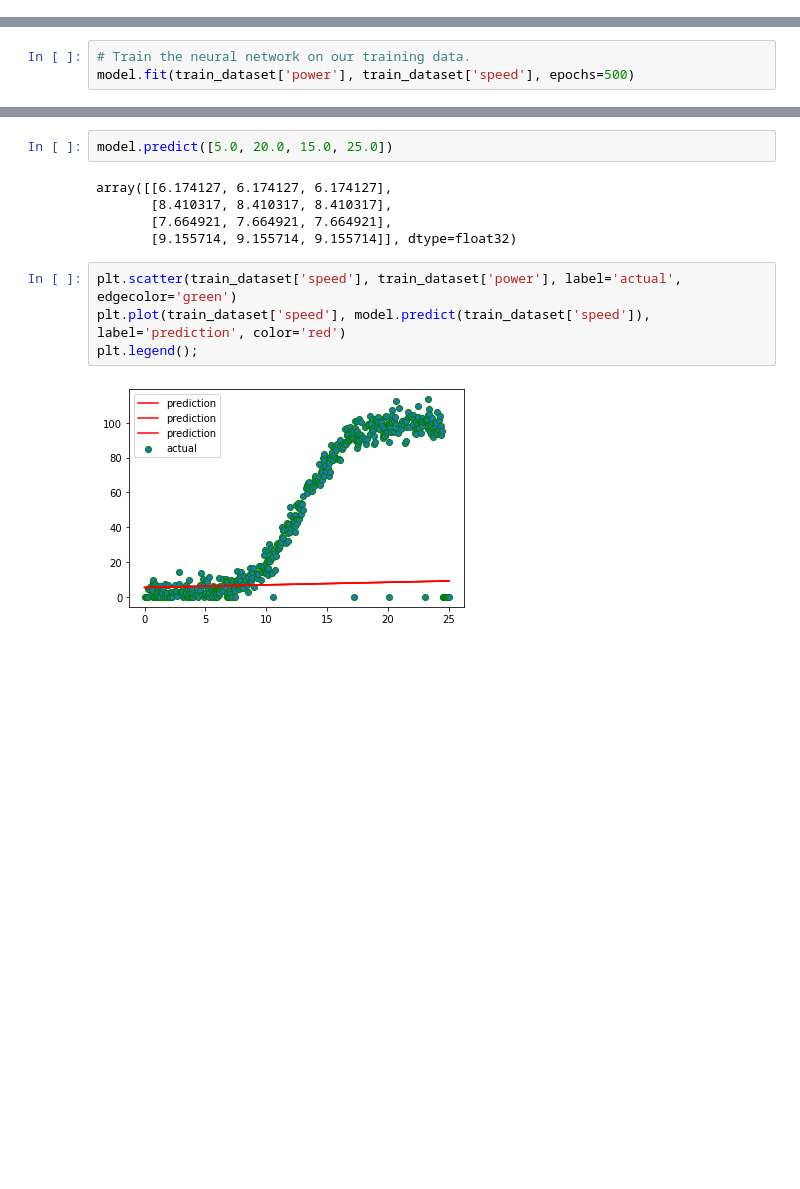
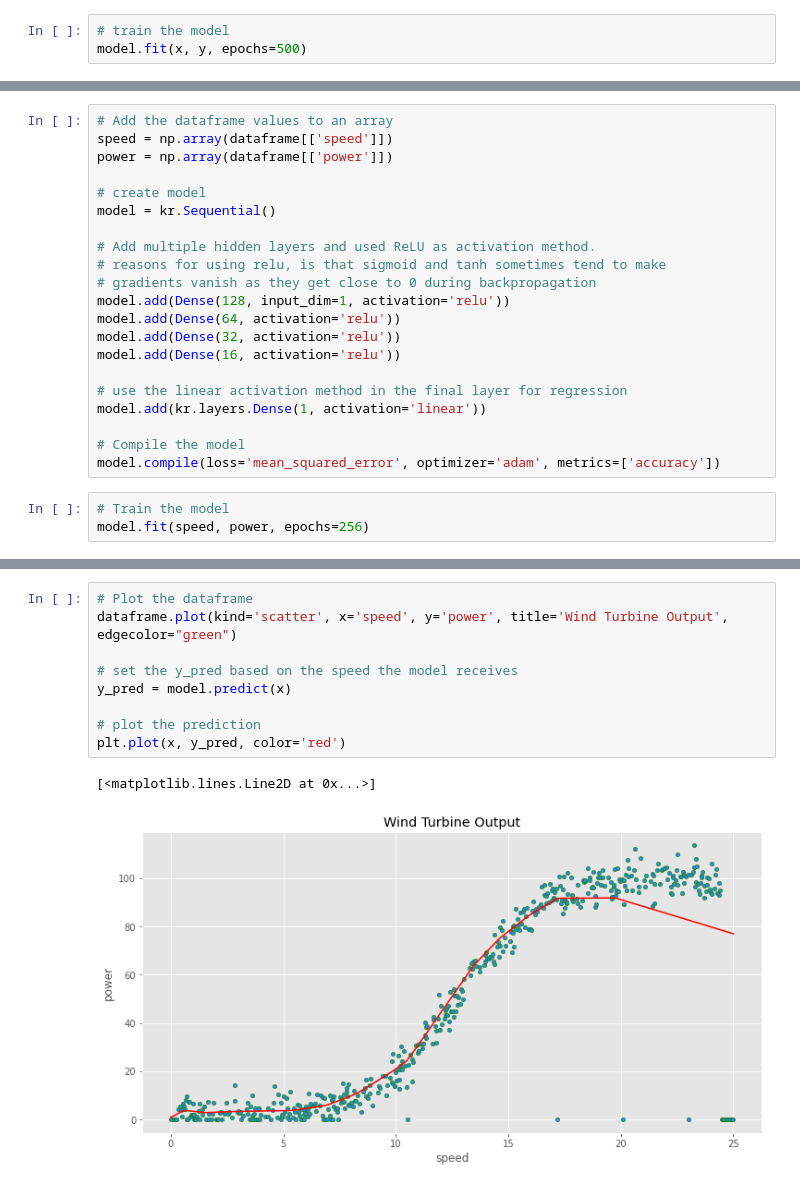
Before and after one commit to ArnasSteponavicius00/Emerging_Technologies_Project, a Jupyter notebook: training_model.ipynb, the cells around one changed output, grey strips where cells are left out. Saved outputs shown, nothing was run; the diff lists cells and outputs as text; blank space fills up the shorter version.

```diff
--- a/training_model.ipynb
+++ b/training_model.ipynb
@@ -33,0 +93,3 @@ model.compile('adam', loss='mean_squared_error')
+# %%
+# train the model
+model.fit(x, y, epochs=500)
@@ -34,4 +140,25 @@ model.compile('adam', loss='mean_squared_error')
+# %%
+# Add the dataframe values to an array
+speed = np.array(dataframe[['speed']])
+power = np.array(dataframe[['power']])
+
+# create model
+model = kr.Sequential()
+
+# Add multiple hidden layers and used ReLU as activation method.
+# reasons for using relu, is that sigmoid and tanh sometimes tend to make
+# gradients vanish as they get close to 0 during backpropagation
+model.add(Dense(128, input_dim=1, activation='relu'))
+model.add(Dense(64, activation='relu'))
+model.add(Dense(32, activation='relu'))
+model.add(Dense(16, activation='relu'))
+
+# use the linear activation method in the final layer for regression
+model.add(kr.layers.Dense(1, activation='linear'))
+
+# Compile the model
+model.compile(loss='mean_squared_error', optimizer='adam', metrics=['accuracy'])
 # %%
-# Train the neural network on our training data.
-model.fit(train_dataset['power'], train_dataset['speed'], epochs=500)
+# Train the model
+model.fit(speed, power, epochs=256)
 # %% [output]
@@ -55,13 +183,12 @@ Epoch 318/500
-# %%
-model.predict([5.0, 20.0, 15.0, 25.0])
-# %% [output]
-array([[6.174127, 6.174127, 6.174127],
-       [8.410317, 8.410317, 8.410317],
-       [7.664921, 7.664921, 7.664921],
-       [9.155714, 9.155714, 9.155714]], dtype=float32)
-# %%
-plt.scatter(train_dataset['speed'], train_dataset['power'], label='actual', edgecolor='green')
-plt.plot(train_dataset['speed'], model.predict(train_dataset['speed']), label='prediction', color='red')
-plt.legend();
-# %% [output]
-[figure, removed]
+# %%
+# Plot the dataframe
+dataframe.plot(kind='scatter', x='speed', y='power', title='Wind Turbine Output', edgecolor="green")
+
+# set the y_pred based on the speed the model receives
+y_pred = model.predict(x)
+
+# plot the prediction
+plt.plot(x, y_pred, color='red')
+# %% [output]
+[<matplotlib.lines.Line2D at 0x...>]
+[figure, added]
```
Also changed, not shown: parts of 17 cells of this notebook.
